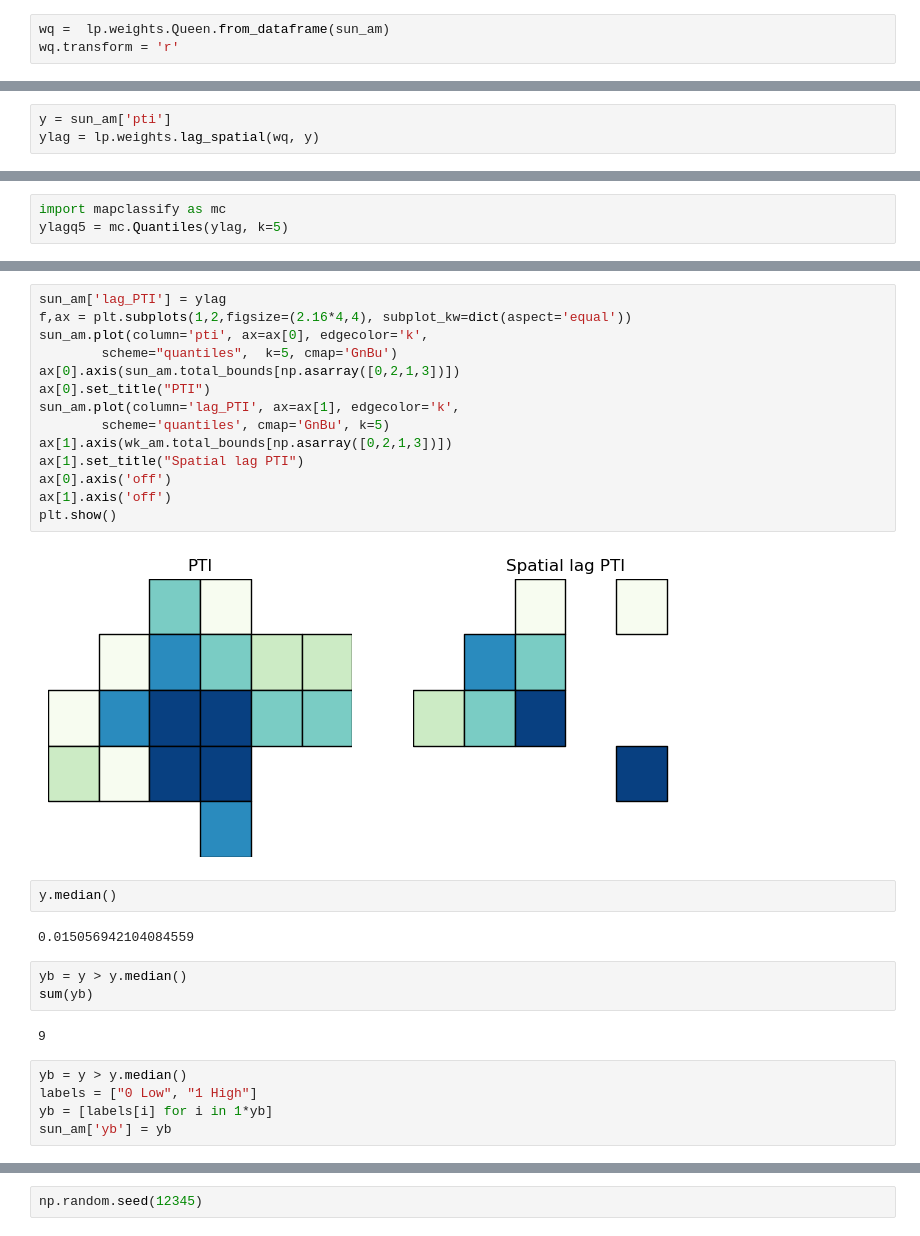
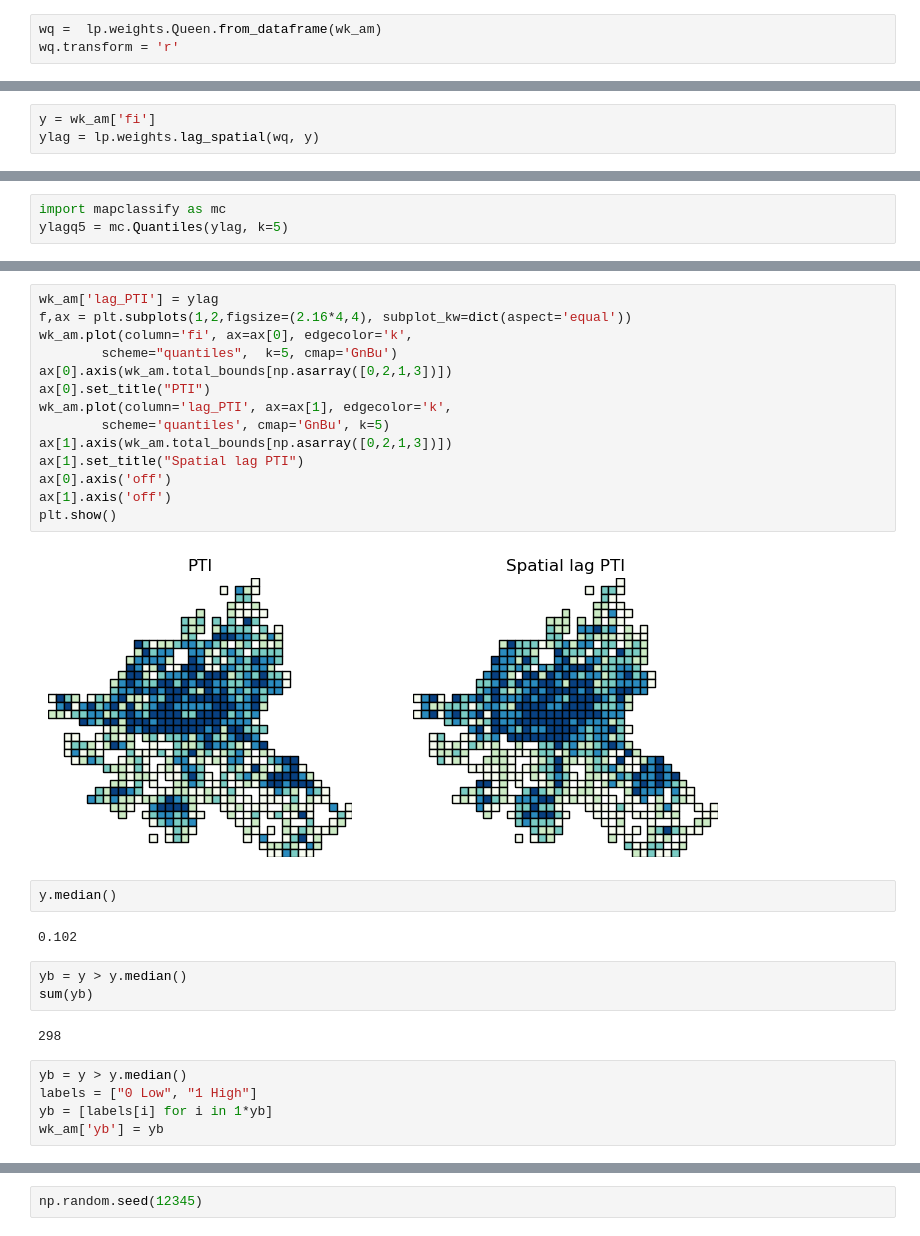
Before and after one commit to ssujit/move_sustainable, a Jupyter notebook: notebook/2_spatial_statistics.ipynb, the cells around one changed output, grey strips where cells are left out. Cells and saved outputs as stored; diff of their text form.

```diff
--- a/notebook/2_spatial_statistics.ipynb
+++ b/notebook/2_spatial_statistics.ipynb
@@ -62,3 +62,3 @@ sun_am.plot(column='pti', scheme='Quantiles',
 # %%
-wq =  lp.weights.Queen.from_dataframe(sun_am)
+wq =  lp.weights.Queen.from_dataframe(wk_am)
 wq.transform = 'r'
@@ -65,5 +83,5 @@ wq.transform = 'r'
 # %%
-y = sun_am['pti']
+y = wk_am['fi']
 ylag = lp.weights.lag_spatial(wq, y)
 # %%
 ylag
@@ -90,33 +120,33 @@ plt.show()
 # %%
-sun_am['lag_PTI'] = ylag
+wk_am['lag_PTI'] = ylag
 f,ax = plt.subplots(1,2,figsize=(2.16*4,4), subplot_kw=dict(aspect='equal'))
-sun_am.plot(column='pti', ax=ax[0], edgecolor='k',
+wk_am.plot(column='fi', ax=ax[0], edgecolor='k',
         scheme="quantiles",  k=5, cmap='GnBu')
-ax[0].axis(sun_am.total_bounds[np.asarray([0,2,1,3])])
+ax[0].axis(wk_am.total_bounds[np.asarray([0,2,1,3])])
 ax[0].set_title("PTI")
-sun_am.plot(column='lag_PTI', ax=ax[1], edgecolor='k',
+wk_am.plot(column='lag_PTI', ax=ax[1], edgecolor='k',
         scheme='quantiles', cmap='GnBu', k=5)
 ax[1].axis(wk_am.total_bounds[np.asarray([0,2,1,3])])
 ax[1].set_title("Spatial lag PTI")
 ax[0].axis('off')
 ax[1].axis('off')
 plt.show()
 # %% [output]
-[figure, old version]
+[figure, new version]
 # %%
 y.median()
 # %% [output]
-0.015056942104084559
+0.102
 # %%
 yb = y > y.median()
 sum(yb)
 # %% [output]
-9
+298
 # %%
 yb = y > y.median()
 labels = ["0 Low", "1 High"]
 yb = [labels[i] for i in 1*yb]
-sun_am['yb'] = yb
+wk_am['yb'] = yb
 # %%
 fig = plt.figure(figsize=(12,10))
 ax = plt.gca()
```
Also changed, not shown: parts of 47 cells of this notebook.
